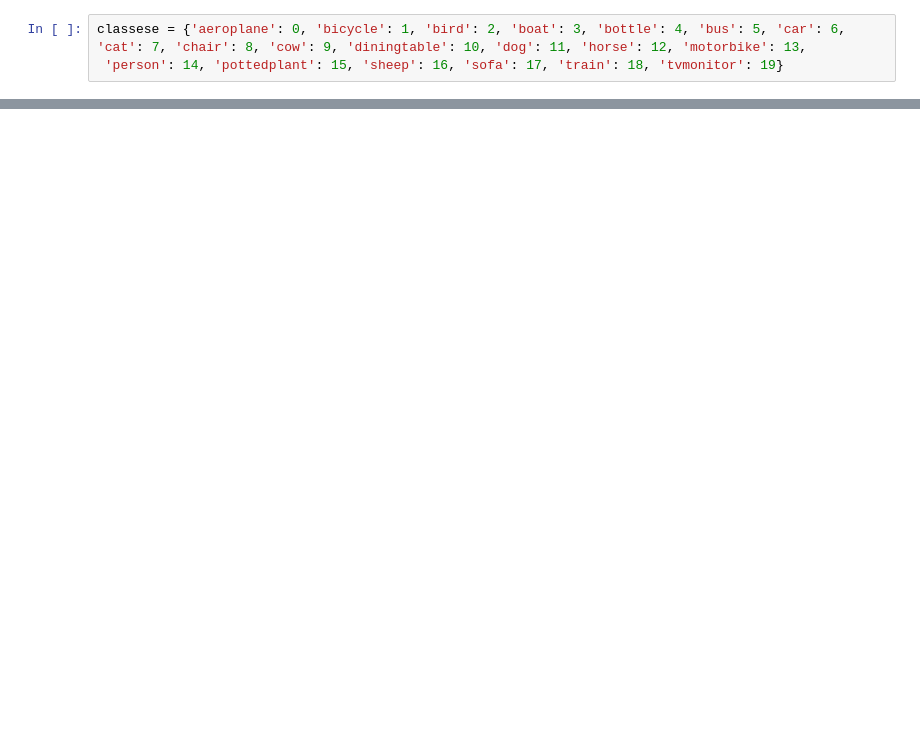
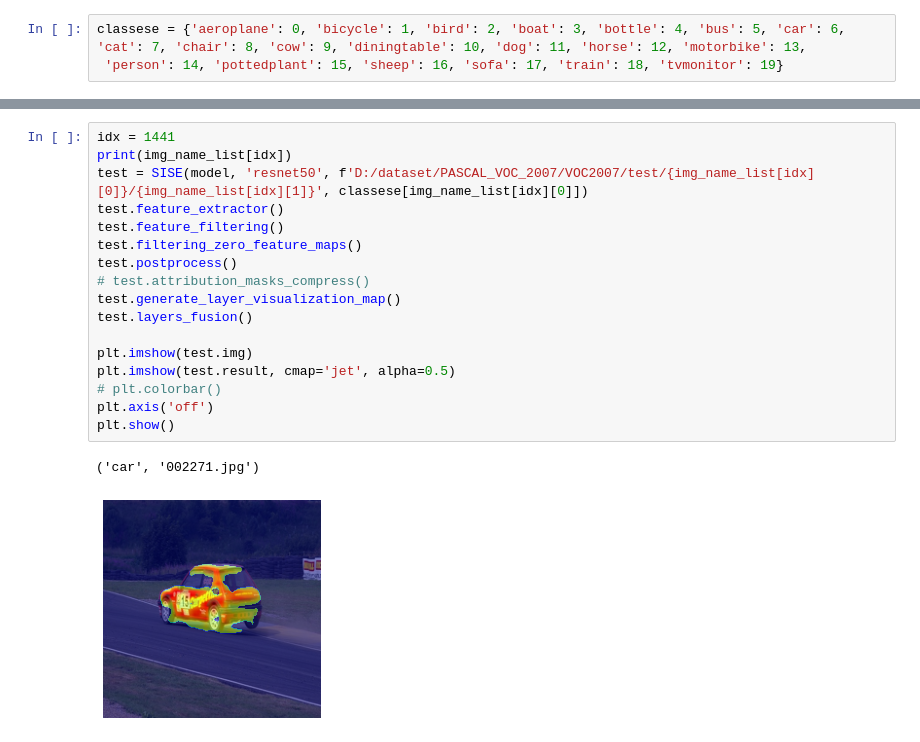
Before and after one commit to kyh980909/AC-SISE, a Jupyter notebook: AC_SISE.ipynb, the cells around one changed output, grey strips where cells are left out. Cells and saved outputs as stored; diff of their text form; blank space fills up the shorter version.

```diff
--- a/AC_SISE.ipynb
+++ b/AC_SISE.ipynb
@@ -360,0 +500,20 @@ df.to_excel(excel_writer='AC_SISE_vgg16_0107.xlsx')
+# %%
+idx = 1441
+print(img_name_list[idx])
+test = SISE(model, 'resnet50', f'D:/dataset/PASCAL_VOC_2007/VOC2007/test/{img_name_list[idx][0]}/{img_name_list[idx][1]}', classese[img_name_list[idx][0]])
+test.feature_extractor()
+test.feature_filtering()
+test.filtering_zero_feature_maps()
+test.postprocess()
+# test.attribution_masks_compress()
+test.generate_layer_visualization_map()
+test.layers_fusion()
+
+plt.imshow(test.img)
+plt.imshow(test.result, cmap='jet', alpha=0.5)
+# plt.colorbar()
+plt.axis('off')
+plt.show()
+# %% [output]
+('car', '002271.jpg')
+[figure, added]
```
Also changed, not shown: parts of 15 cells of this notebook, 15 other files.
